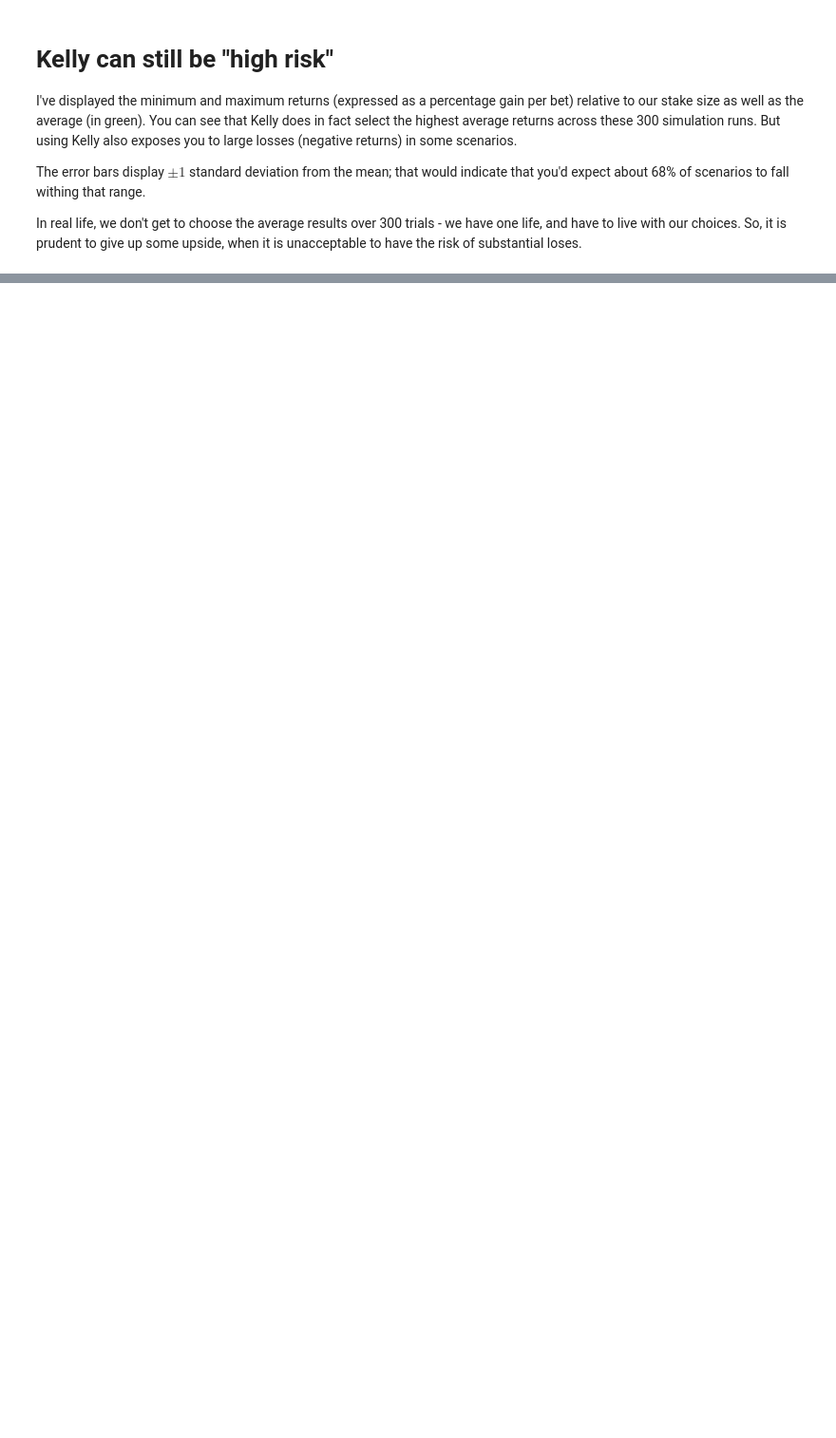
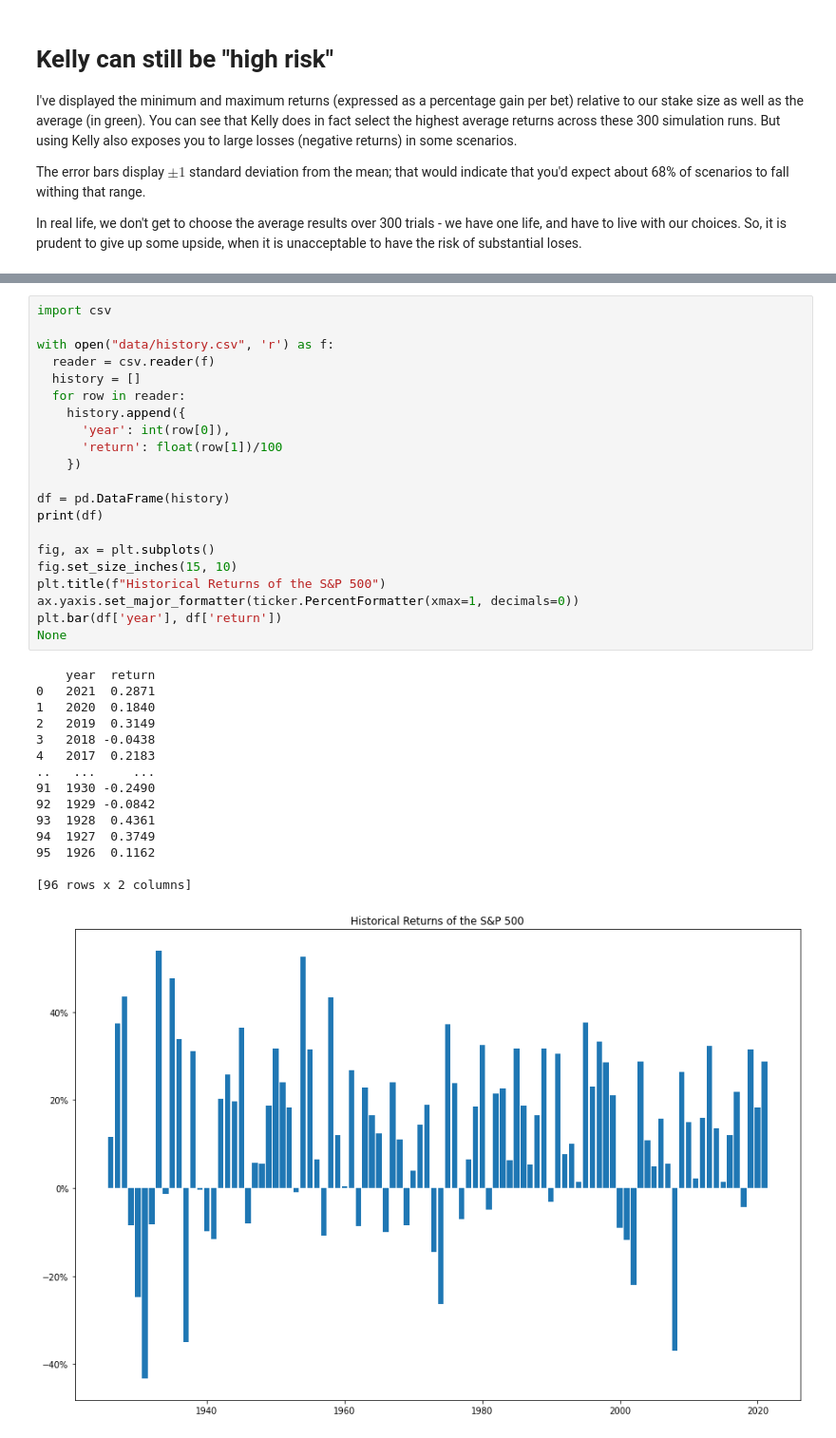
Before and after one commit to mckoss/kelly-criterion, a Jupyter notebook: index.ipynb, the cells around one changed output, grey strips where cells are left out. Shown at 95% size. Saved outputs shown, nothing was run; the diff lists cells and outputs as text; blank space fills up the shorter version.

```diff
--- a/index.ipynb
+++ b/index.ipynb
@@ -283,0 +315,37 @@ plt.legend()
+# %%
+import csv
+
+with open("data/history.csv", 'r') as f:
+  reader = csv.reader(f)
+  history = []
+  for row in reader:
+    history.append({
+      'year': int(row[0]),
+      'return': float(row[1])/100
+    })
+
+df = pd.DataFrame(history)
+print(df)
+
+fig, ax = plt.subplots()
+fig.set_size_inches(15, 10)
+plt.title(f"Historical Returns of the S&P 500")
+ax.yaxis.set_major_formatter(ticker.PercentFormatter(xmax=1, decimals=0))
+plt.bar(df['year'], df['return'])
+None
+# %% [output]
+    year  return
+0   2021  0.2871
+1   2020  0.1840
+2   2019  0.3149
+3   2018 -0.0438
+4   2017  0.2183
+..   ...     ...
+91  1930 -0.2490
+92  1929 -0.0842
+93  1928  0.4361
+94  1927  0.3749
+95  1926  0.1162
+
+[96 rows x 2 columns]
+[figure, added]
```
Also changed, not shown: parts of 7 cells of this notebook, 1 other file.
